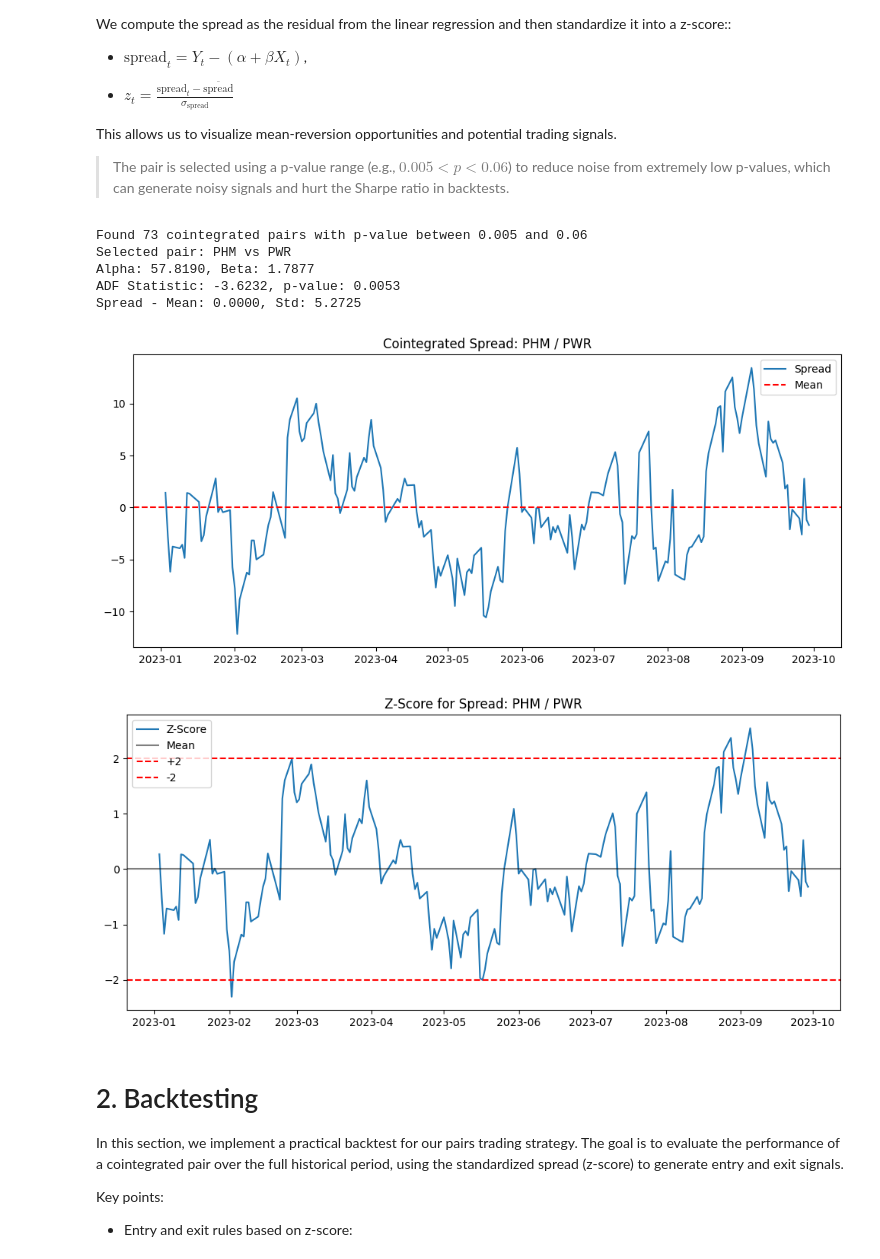
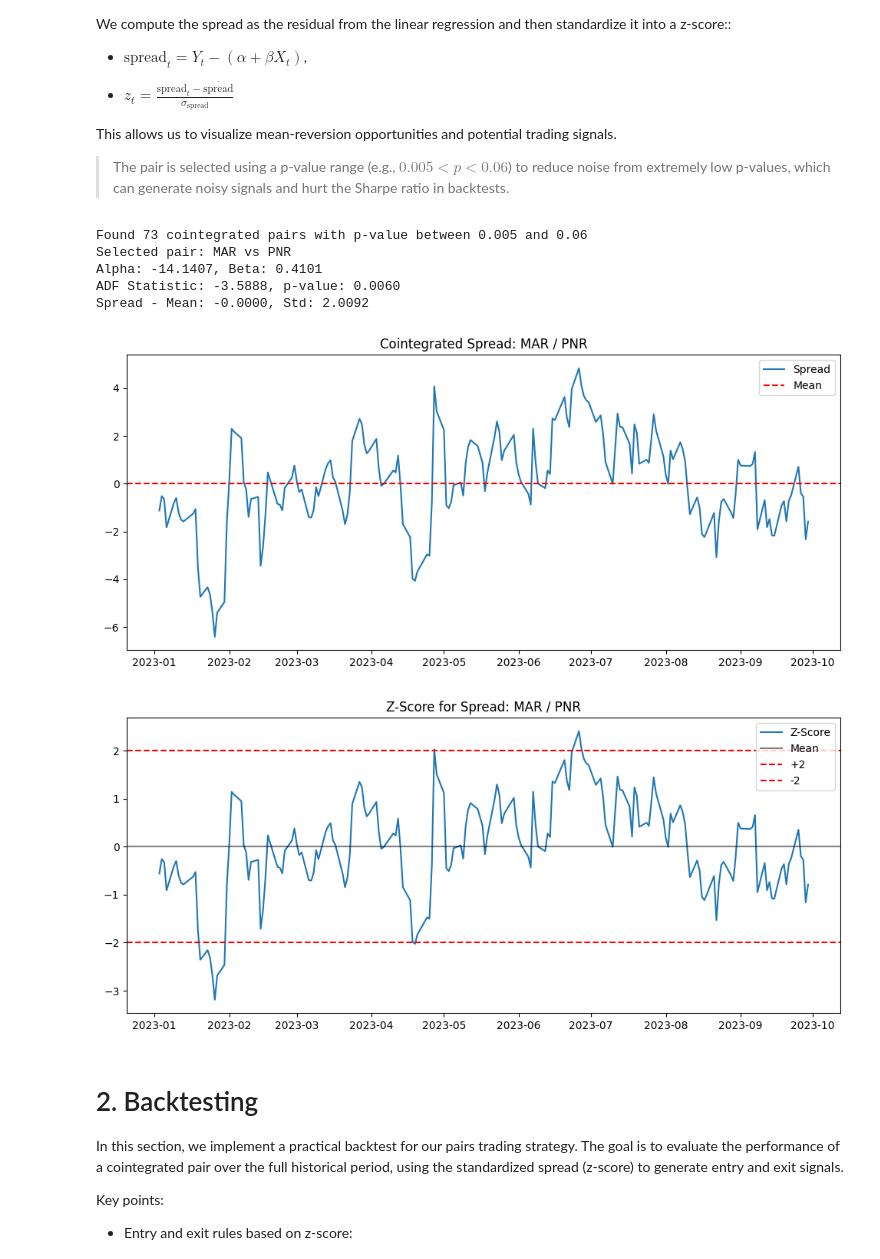
Before and after one commit to Neelgrevy92/pairs-trading-cointegration, a Jupyter notebook: Pairs_Trading_Cointegration.ipynb, the cells around one changed output. Saved outputs shown, nothing was run; the diff lists cells and outputs as text; code cells hidden in the pictures.

```diff
--- a/Pairs_Trading_Cointegration.ipynb
+++ b/Pairs_Trading_Cointegration.ipynb
@@ -219,7 +219,7 @@ This allows us to visualize mean-reversion opportunities and potential trading s
 # Dynamic parameters
 p_min = 0.005
 p_max = 0.06
-top_n_index = 7      # index to pick a pair (0 = the most cointegrated)
+top_n_index = 4      # index to pick a pair (0 = the most cointegrated)
 
 
 # filter paris by their bounds of p-val and sort by ADF stats
@@ -243,39 +243,39 @@ if len(cointegrated_pairs) > top_n_index:
     # Compute spread & zscore
     spread = df[stock2] - (alpha + beta * df[stock1])
     spread_mean = spread.mean()
     spread_std = spread.std()
     z_score = (spread - spread_mean) / spread_std
 
     print(f"Spread - Mean: {spread_mean:.4f}, Std: {spread_std:.4f}")
 
     # spread viz
     plt.figure(figsize=(12,5))
     plt.plot(spread, label='Spread')
     plt.axhline(spread_mean, color='red', linestyle='--', label='Mean')
     plt.legend()
     plt.title(f'Cointegrated Spread: {stock1} / {stock2}')
     plt.show()
 
     # zscore viz
     plt.figure(figsize=(12,5))
     plt.plot(z_score, label='Z-Score')
     plt.axhline(0, color='black', linestyle='-', alpha=0.5, label='Mean')
     plt.axhline(2, color='red', linestyle='--', label='+2')
     plt.axhline(-2, color='red', linestyle='--', label='-2')
     plt.legend()
     plt.title(f'Z-Score for Spread: {stock1} / {stock2}')
     plt.show()
 
 else:
     print("No cointegrated pairs found in the specified p-value range!")
 # %% [output]
 Found 73 cointegrated pairs with p-value between 0.005 and 0.06
-Selected pair: PHM vs PWR
-Alpha: 57.8190, Beta: 1.7877
-ADF Statistic: -3.6232, p-value: 0.0053
-Spread - Mean: 0.0000, Std: 5.2725
+Selected pair: MAR vs PNR
+Alpha: -14.1407, Beta: 0.4101
+ADF Statistic: -3.5888, p-value: 0.0060
+Spread - Mean: -0.0000, Std: 2.0092
-[figure, old version]
+[figure, new version]
-[figure, old version]
+[figure, new version]
 # %% [markdown]
 # 2. Backtesting
 
```
Also changed, not shown: parts of 1 cell of this notebook.
